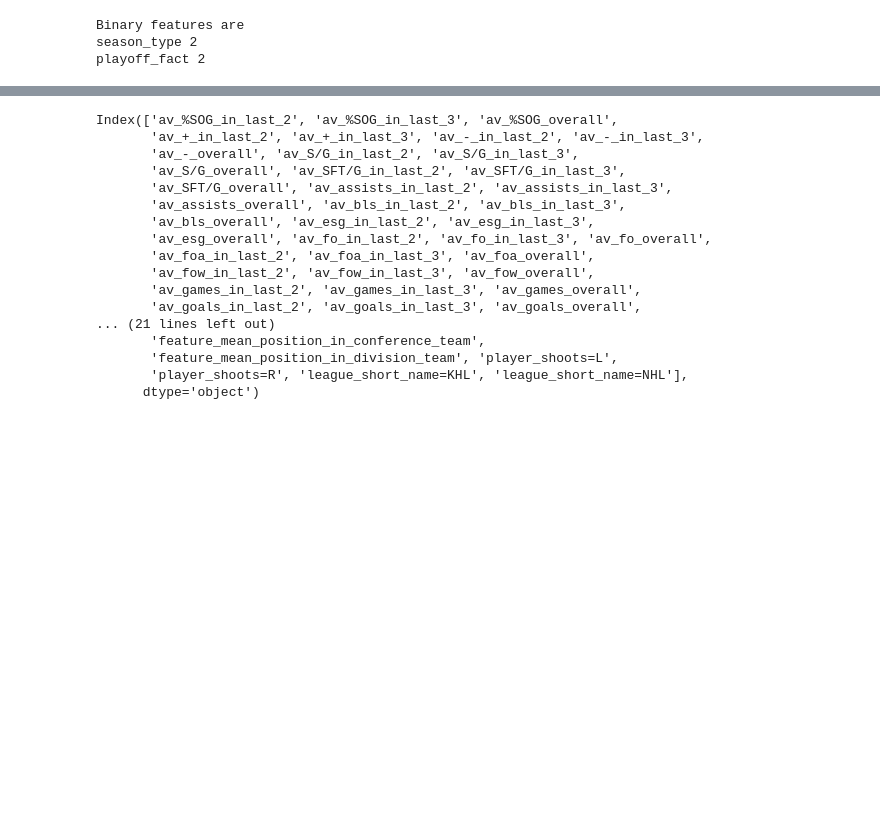
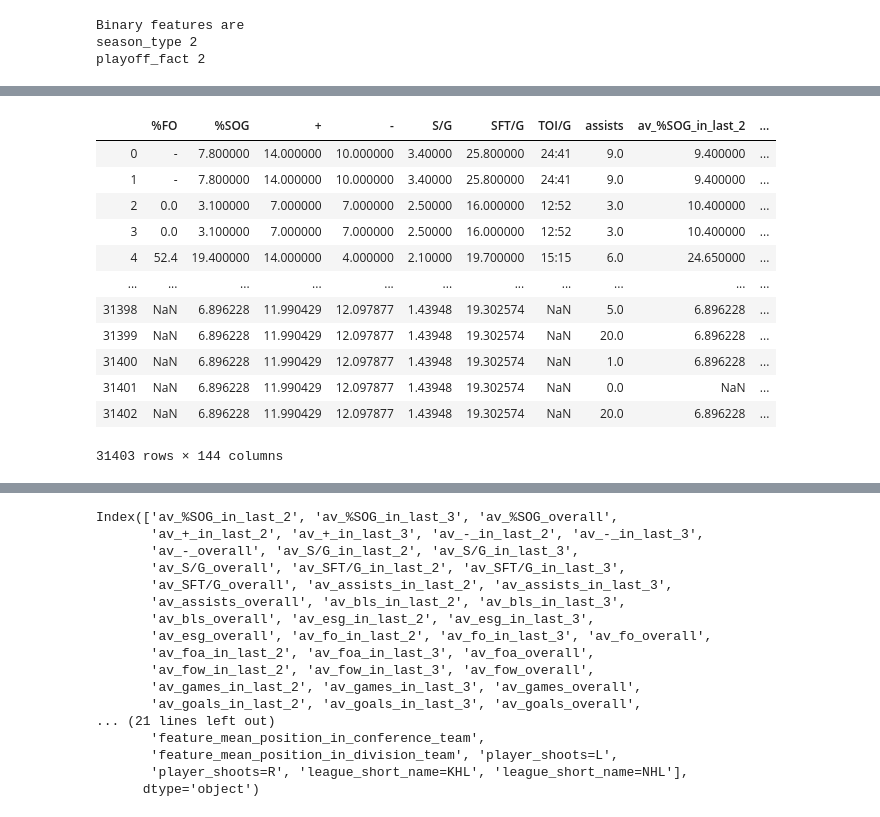
Before and after one commit to mcherdakov/hockey_stats, a Jupyter notebook: src/model1.ipynb, the cells around one changed output, grey strips where cells are left out. Drawn from its saved outputs; the diff is of its cells as text; code cells hidden in the pictures; blank space fills up the shorter version.

```diff
--- a/src/model1.ipynb
+++ b/src/model1.ipynb
@@ -1891,3 +1901,22 @@ def data_preprocessing(data_input):
     return data_input
 # %%
 result_input_df.to_csv("../data/data_with_feature.csv")
+# %%
+result_input_df = pd.read_csv("../data/data_with_feature.csv")
+# %%
+result_input_df.drop('Unnamed: 0', axis=1, inplace=True)
+result_input_df
+# %% [output]
+|  | %FO | %SOG | + | - | S/G | SFT/G | TOI/G | assists | av_%SOG_in_last_2 | ... |
+| 0 | - | 7.800000 | 14.000000 | 10.000000 | 3.40000 | 25.800000 | 24:41 | 9.0 | 9.400000 | ... |
+| 1 | - | 7.800000 | 14.000000 | 10.000000 | 3.40000 | 25.800000 | 24:41 | 9.0 | 9.400000 | ... |
+| 2 | 0.0 | 3.100000 | 7.000000 | 7.000000 | 2.50000 | 16.000000 | 12:52 | 3.0 | 10.400000 | ... |
+| 3 | 0.0 | 3.100000 | 7.000000 | 7.000000 | 2.50000 | 16.000000 | 12:52 | 3.0 | 10.400000 | ... |
+| 4 | 52.4 | 19.400000 | 14.000000 | 4.000000 | 2.10000 | 19.700000 | 15:15 | 6.0 | 24.650000 | ... |
+| ... | ... | ... | ... | ... | ... | ... | ... | ... | ... | ... |
+| 31398 | NaN | 6.896228 | 11.990429 | 12.097877 | 1.43948 | 19.302574 | NaN | 5.0 | 6.896228 | ... |
+| 31399 | NaN | 6.896228 | 11.990429 | 12.097877 | 1.43948 | 19.302574 | NaN | 20.0 | 6.896228 | ... |
+| 31400 | NaN | 6.896228 | 11.990429 | 12.097877 | 1.43948 | 19.302574 | NaN | 1.0 | 6.896228 | ... |
+| 31401 | NaN | 6.896228 | 11.990429 | 12.097877 | 1.43948 | 19.302574 | NaN | 0.0 | NaN | ... |
+| 31402 | NaN | 6.896228 | 11.990429 | 12.097877 | 1.43948 | 19.302574 | NaN | 20.0 | 6.896228 | ... |
+31403 rows × 144 columns
```
Also changed, not shown: parts of 30 cells of this notebook, 12 other files.
